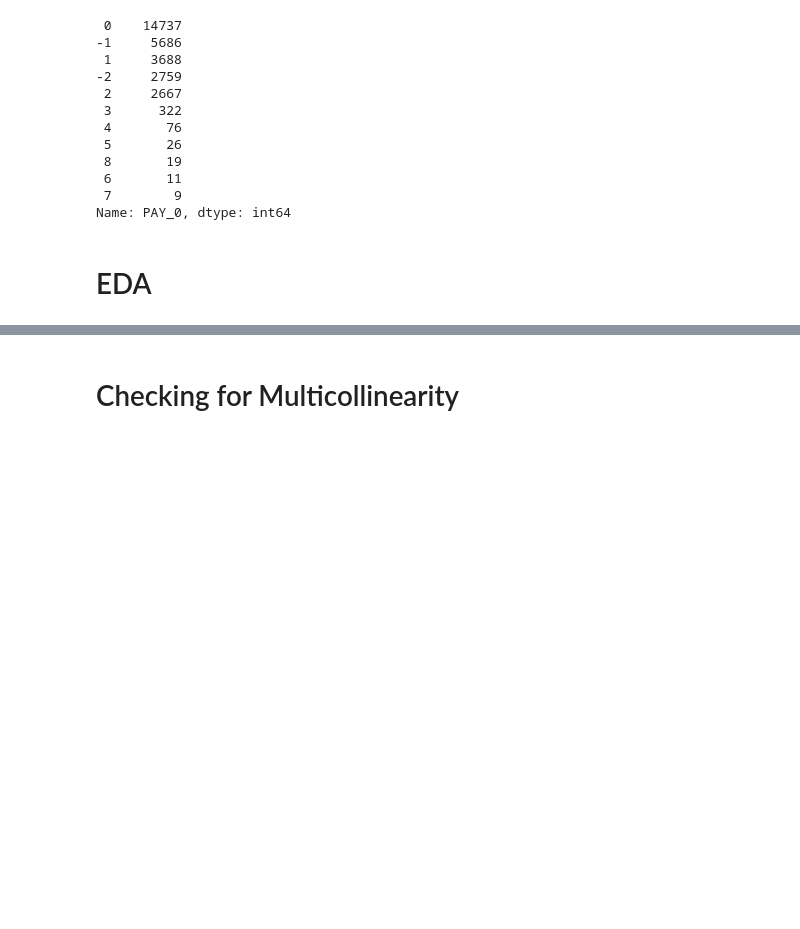
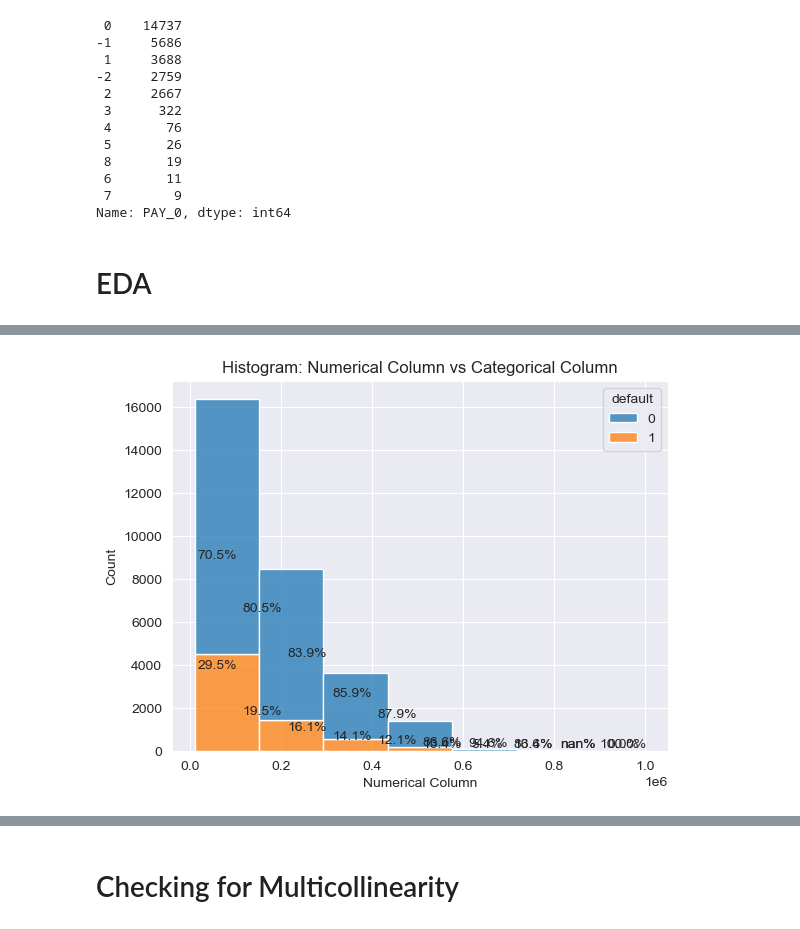
Before and after one commit to himancodes/acadproj, a Jupyter notebook: credit card default/CC default.ipynb, the cells around one changed output, grey strips where cells are left out. Saved outputs shown, nothing was run; the diff lists cells and outputs as text; code cells hidden in the pictures; blank space fills up the shorter version.

```diff
--- a/credit card default/CC default.ipynb
+++ b/credit card default/CC default.ipynb
@@ -157,0 +169,21 @@ plt.show()
+# %%
+sns.histplot(data=df, x='LIMIT_BAL', bins=7, hue='default', multiple='stack')
+
+# Calculate the percentage for each class
+class_counts = df.groupby(['default', pd.cut(df['LIMIT_BAL'], bins=10)])['LIMIT_BAL'].count()
+total_counts = class_counts.sum(level=1)
+
+for class_label in df['default'].unique():
+    percentages = (class_counts[class_label] / total_counts) * 100
+    for x, y in zip(class_counts[class_label].index, class_counts[class_label].values):
+        plt.text(x.mid, y, f'{percentages[x.mid]:.1f}%', ha='center', va='bottom')
+
+# Set labels and title
+plt.xlabel('Numerical Column')
+plt.ylabel('Count')
+plt.title('Histogram: Numerical Column vs Categorical Column')
+
+# Show the plot
+plt.show()
+# %% [output]
+[figure, added]
```
Also changed, not shown: parts of 60 cells of this notebook.
